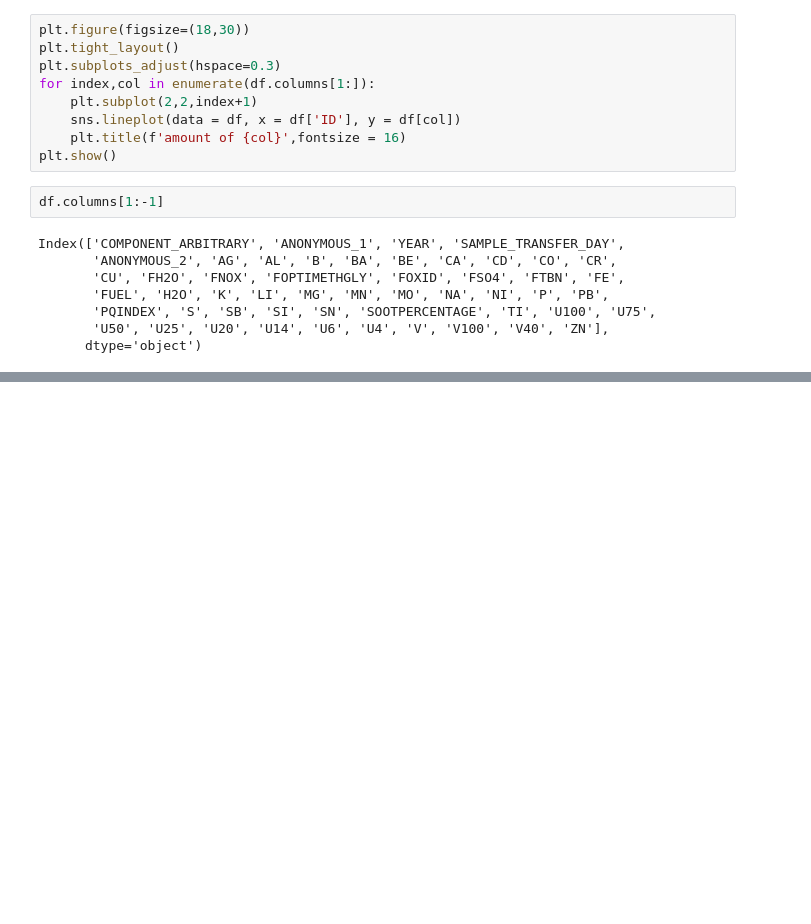
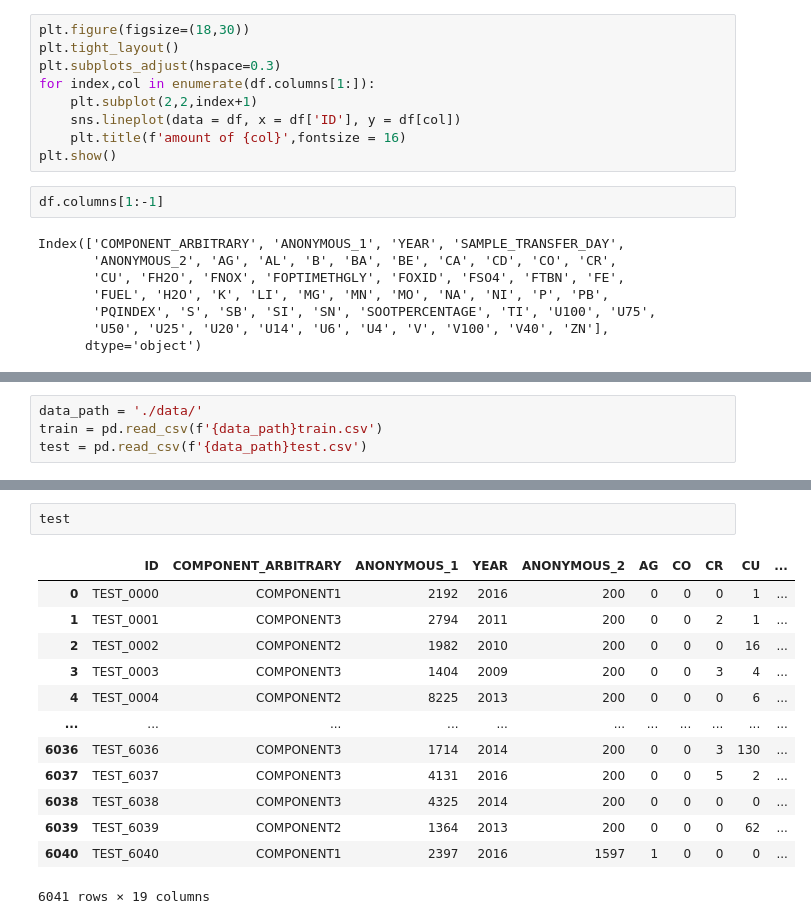
Before and after one commit to whatsasolo/Oil-status-classification-of-construction-machinery, a Jupyter notebook: main.ipynb, the cells around one changed output, grey strips where cells are left out. Drawn from its saved outputs; the diff is of its cells as text; blank space fills up the shorter version.

```diff
--- a/main.ipynb
+++ b/main.ipynb
@@ -130,0 +185,4 @@ for i in range(0,52,4):
+# %%
+data_path = './data/'
+train = pd.read_csv(f'{data_path}train.csv')
+test = pd.read_csv(f'{data_path}test.csv')
@@ -130,0 +203,16 @@ for i in range(0,52,4):
+# %%
+test
+# %% [output]
+|  | ID | COMPONENT_ARBITRARY | ANONYMOUS_1 | YEAR | ANONYMOUS_2 | AG | CO | CR | CU | ... |
+| 0 | TEST_0000 | COMPONENT1 | 2192 | 2016 | 200 | 0 | 0 | 0 | 1 | ... |
+| 1 | TEST_0001 | COMPONENT3 | 2794 | 2011 | 200 | 0 | 0 | 2 | 1 | ... |
+| 2 | TEST_0002 | COMPONENT2 | 1982 | 2010 | 200 | 0 | 0 | 0 | 16 | ... |
+| 3 | TEST_0003 | COMPONENT3 | 1404 | 2009 | 200 | 0 | 0 | 3 | 4 | ... |
+| 4 | TEST_0004 | COMPONENT2 | 8225 | 2013 | 200 | 0 | 0 | 0 | 6 | ... |
+| ... | ... | ... | ... | ... | ... | ... | ... | ... | ... | ... |
+| 6036 | TEST_6036 | COMPONENT3 | 1714 | 2014 | 200 | 0 | 0 | 3 | 130 | ... |
+| 6037 | TEST_6037 | COMPONENT3 | 4131 | 2016 | 200 | 0 | 0 | 5 | 2 | ... |
+| 6038 | TEST_6038 | COMPONENT3 | 4325 | 2014 | 200 | 0 | 0 | 0 | 0 | ... |
+| 6039 | TEST_6039 | COMPONENT2 | 1364 | 2013 | 200 | 0 | 0 | 0 | 62 | ... |
+| 6040 | TEST_6040 | COMPONENT1 | 2397 | 2016 | 1597 | 1 | 0 | 0 | 0 | ... |
+6041 rows × 19 columns
```
Also changed, not shown: parts of 6 cells of this notebook, 1 other file.
